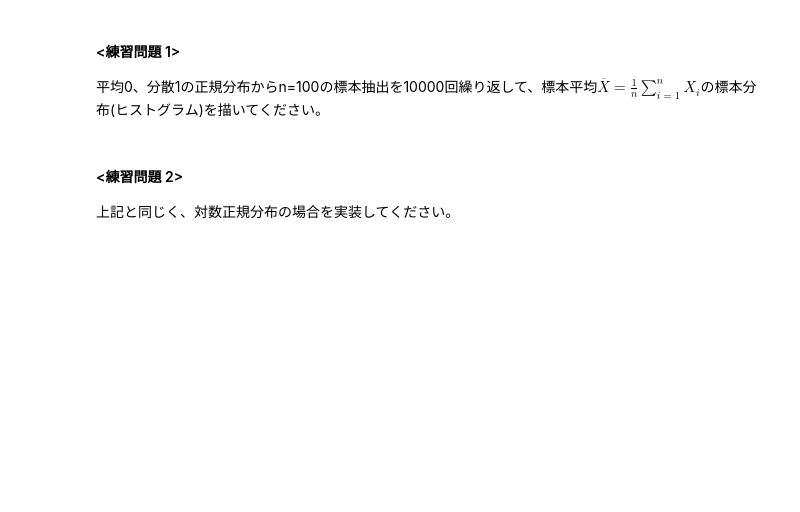
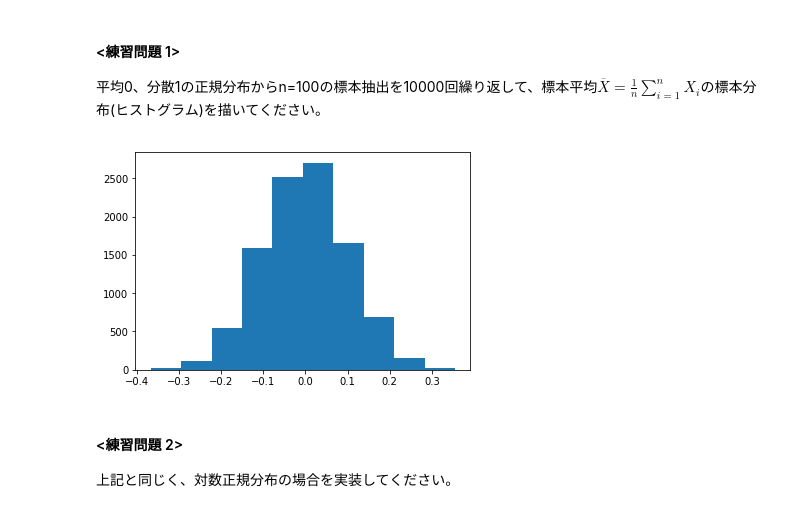
Before and after one commit to koukyo1994/master_lectures_m1_summer, a Jupyter notebook: lecture/GCI/chapters/Chapter4_ver2.ipynb, the cells around one changed output. Saved outputs shown, nothing was run; the diff lists cells and outputs as text; code cells hidden in the pictures; blank space fills up the shorter version.

```diff
--- a/lecture/GCI/chapters/Chapter4_ver2.ipynb
+++ b/lecture/GCI/chapters/Chapter4_ver2.ipynb
@@ -410,6 +424,13 @@ plt.grid(True)
 #### <練習問題 1>
 
 平均0、分散1の正規分布からn=100の標本抽出を10000回繰り返して、標本平均$\overline{X}=\frac{1}{n}\sum^n_{i=1}X_i$の標本分布(ヒストグラム)を描いてください。
+# %%
+random.seed(2)
+sample = [random.normal(0, 1, 100).mean() for i in range(10000)]
+plt.hist(np.array(sample))
+plt.show()
+# %% [output]
+[figure, added]
 # %% [markdown]
 #### <練習問題 2>
 
```
Also changed, not shown: parts of 22 cells of this notebook, 20 other files.
